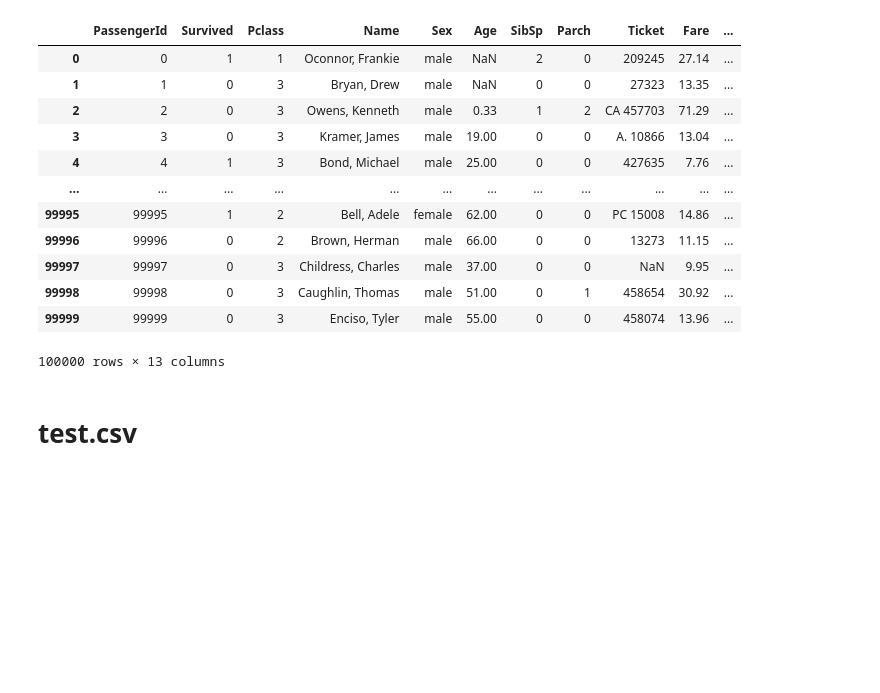
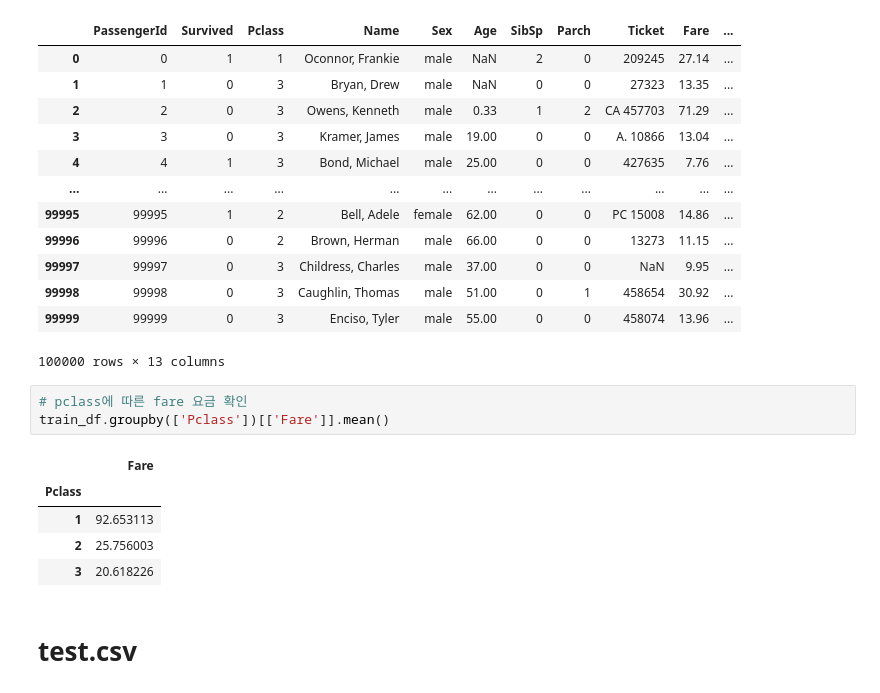
Before and after one commit to HYUNMIN-HWANG/AI_STUDY, a Jupyter notebook: Competition/kaggle_Synthanic/data_check.ipynb, the cells around one changed output. Cells and saved outputs as stored; diff of their text form; blank space fills up the shorter version.

```diff
--- a/Competition/kaggle_Synthanic/data_check.ipynb
+++ b/Competition/kaggle_Synthanic/data_check.ipynb
@@ -121,6 +156,15 @@ train_df
 | 99998 | 99998 | 0 | 3 | Caughlin, Thomas | male | 51.00 | 0 | 1 | 458654 | 30.92 | ... |
 | 99999 | 99999 | 0 | 3 | Enciso, Tyler | male | 55.00 | 0 | 0 | 458074 | 13.96 | ... |
 100000 rows × 13 columns
+# %%
+# pclass에 따른 fare 요금 확인
+train_df.groupby(['Pclass'])[['Fare']].mean()
+# %% [output]
+|  | Fare |
+| Pclass |  |
+| 1 | 92.653113 |
+| 2 | 25.756003 |
+| 3 | 20.618226 |
 # %% [markdown]
 # test.csv
 # %%
```
Also changed, not shown: parts of 6 cells of this notebook, 7 other files.
